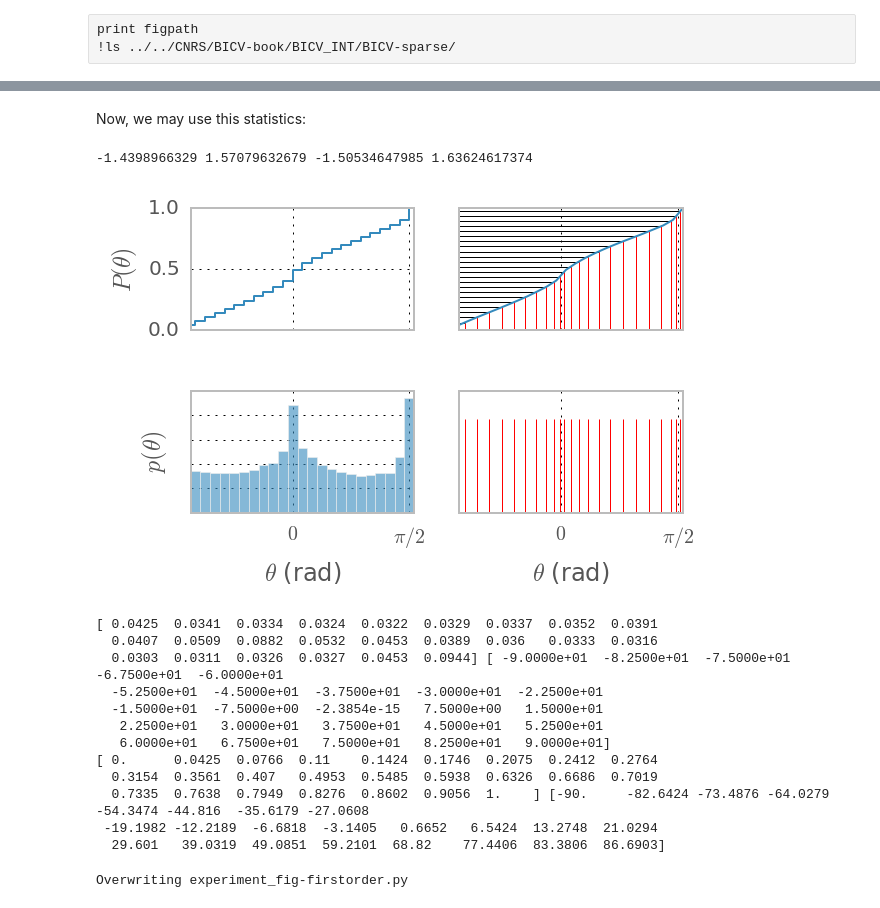
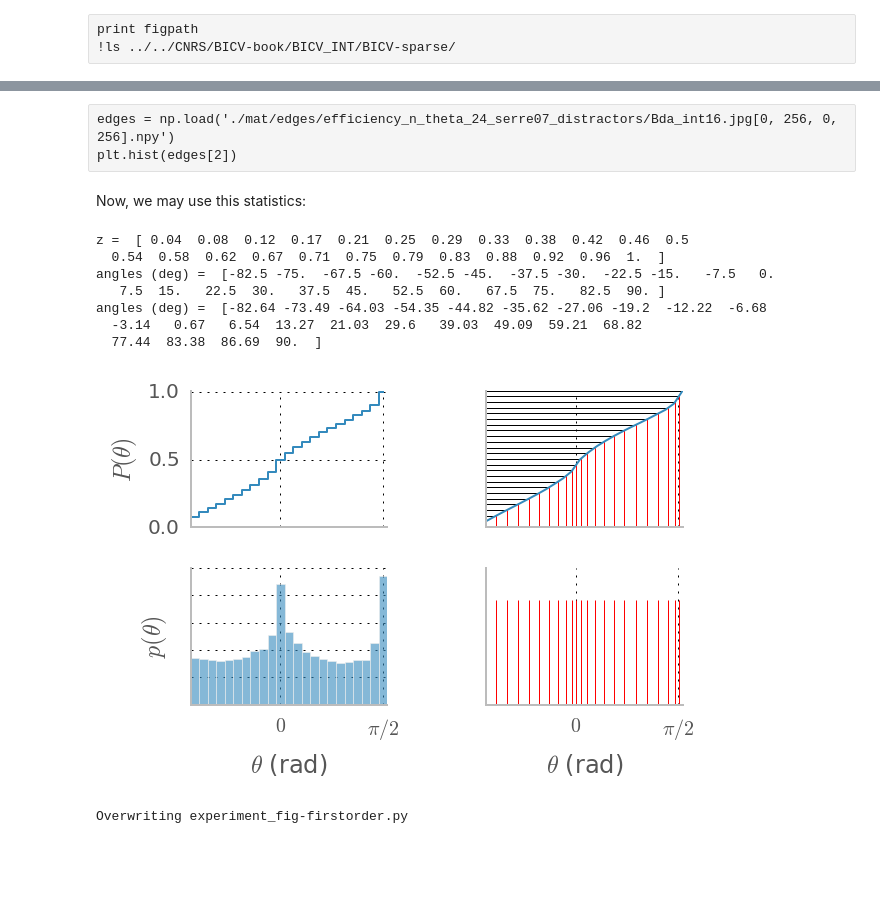
Before and after one commit to bicv/SparseEdges, a Jupyter notebook: firstorder_prior.ipynb, the cells around one changed output, grey strips where cells are left out. Saved outputs shown, nothing was run; the diff lists cells and outputs as text; code cells hidden in the pictures; blank space fills up the shorter version.

```diff
--- a/firstorder_prior.ipynb
+++ b/firstorder_prior.ipynb
@@ -13,15 +13,15 @@ Table of content
 # %% [markdown]
 ## Initialization
 # %%
-import matplotlib
+#import matplotlib
 #matplotlib.rcParams.update({'font.size': 18, 'font.family': 'STIXGeneral', 'mathtext.fontset': 'stix'})
-matplotlib.rcParams.update({'text.usetex': False})
+#matplotlib.rcParams.update({'text.usetex': False})
 %matplotlib inline
 %config InlineBackend.figure_format='retina'
 import matplotlib.pyplot as plt
 
 import numpy as np
-np.set_printoptions(precision=4)#, suppress=True)
+np.set_printoptions(precision=2, suppress=True)
 # http://ipython.org/ipython-doc/stable/config/extensions/autoreload.html
 #%load_ext autoreload
 #%autoreload 2
@@ -117,0 +88,6 @@ plt.hist(edges[2])
+# %%
+#print v_hist, (v_theta_edges-v_theta_bin/2)*180/np.pi
+v_hist, v_theta_edges = mp.histedges_theta(edgeslist, display=False)
+v_theta_middles, v_theta_bin  = (v_theta_edges[1:]+v_theta_edges[:-1])/2, v_theta_edges[1]-v_theta_edges[0]
+z = np.linspace(1./pe.n_theta, 1., pe.n_theta)
+theta = np.interp(z, np.hstack((0, np.cumsum(v_hist))), v_theta_edges)
@@ -118,50 +104,51 @@ plt.hist(edges[2])
+# %% [raw]
+edges = np.load('./mat/edges/efficiency_n_theta_24_serre07_distractors/Bda_int16.jpg[0, 256, 0, 256].npy')
+plt.hist(edges[2])
 # %% [markdown]
 Now, we may use this statistics:
+# %%
+print 'z = ', z
+#print np.hstack((0, np.cumsum(v_hist)))
+print 'angles (deg) = ', mp.theta*180/np.pi
+print 'angles (deg) = ', np.interp(z, np.hstack((0, np.cumsum(v_hist))), (v_theta_edges-v_theta_bin/2))*180/np.pi
+# %% [output]
+z =  [ 0.04  0.08  0.12  0.17  0.21  0.25  0.29  0.33  0.38  0.42  0.46  0.5
+  0.54  0.58  0.62  0.67  0.71  0.75  0.79  0.83  0.88  0.92  0.96  1.  ]
+angles (deg) =  [-82.5 -75.  -67.5 -60.  -52.5 -45.  -37.5 -30.  -22.5 -15.   -7.5   0.
+   7.5  15.   22.5  30.   37.5  45.   52.5  60.   67.5  75.   82.5  90. ]
+angles (deg) =  [-82.64 -73.49 -64.03 -54.35 -44.82 -35.62 -27.06 -19.2  -12.22  -6.68
+  -3.14   0.67   6.54  13.27  21.03  29.6   39.03  49.09  59.21  68.82
+  77.44  83.38  86.69  90.  ]
 # %%
 fig, [[B, C], [A, D]] = plt.subplots(2, 2, figsize=(fig_width, fig_width/1.618), sharex=True, subplot_kw={'axisbg':'w'})
-v_hist, v_theta_edges = mp.histedges_theta(edgeslist, display=False)
-v_theta_middles, v_theta_bin  = (v_theta_edges[1:]+v_theta_edges[:-1])/2, v_theta_edges[1]-v_theta_edges[0]
+plt.subplots_adjust(wspace=0.5, hspace=0.3,
+                    left=0.125, right=0.9,
+                    top=0.9,    bottom=0.1)
 A.bar(v_theta_edges, np.hstack((v_hist, v_hist[-1])), alpha=.6, width=v_theta_bin)
 plt.setp(A, yticklabels=[], xlim=[v_theta_edges[1], v_theta_edges[-1]], xticks=[0, np.pi/2], xticklabels=[r'$0$', r'$\pi/2$'], xlabel=r'$\theta$ (rad)', ylabel=r'$p(\theta)$')
-B.step(v_theta_edges-v_theta_bin/2, np.hstack((0, np.cumsum(v_hist))), where='post')
-#B.bar(v_theta_middles, np.cumsum(v_hist), alpha=.6, width=v_theta_bin)
-plt.setp(B, xticks=[], xlim=[v_theta_edges[0], v_theta_edges[-1]], ylim=[0,1], yticks=[0., 0.5, 1.], ylabel=r'$P(\theta)$')
+B.step(v_theta_edges-v_theta_bin/2, np.hstack((0, np.cumsum(v_hist))), where='mid')
+plt.setp(B, xticks=[], xlim=[v_theta_edges[0], v_theta_edges[-1]], ylim=[0,1.01], yticks=[0., 0.5, 1.], ylabel=r'$P(\theta)$')
 #B.text(-np.pi/2*1.65, 1.05, '(B)')
-z = np.linspace(.5/pe.n_theta, 1.-.5/pe.n_theta, pe.n_theta)
-theta = np.interp(z, np.hstack((0, np.cumsum(v_hist))), v_theta_edges)
 C.plot(v_theta_edges, np.hstack((0, np.cumsum(v_hist))))
 C.hlines(z, [-np.pi/2], theta, lw=.5)
 C.vlines(theta, [0], z, lw=.5, color='r')
 #C.text(-np.pi/2*1.1, 1.05, '(C)')
 plt.setp(C, xlim=[v_theta_edges[0], v_theta_edges[-1]], ylim=[0,1], xticks=[], yticks=[])
 D.axis('tight')
 D.vlines(theta, [0], np.ones_like(z), lw=.5, color='r')
 D.plot(theta, np.ones_like(z), ms='^', lw=0, color='r')
 plt.setp(D, ylim=[0, 1.3], yticks=[], xlim=[v_theta_edges[1], v_theta_edges[-1]], xticks=[0, np.pi/2], xticklabels=[r'$0$', r'$\pi/2$'], xlabel=r'$\theta$ (rad)')
 #D.text(-np.pi/2*1.1, 1.35, '(D)')
-#plt.tight_layout()
+#fig.tight_layout()
+#fig.set_tight_layout(True)
+#plt.tight_layout(pad=0.4, w_pad=0.5, h_pad=1.0)
+for ax in [A, B, C, D]:
+    ax.spines['right'].set_visible(False)
+    ax.spines['top'].set_visible(False)
 if not(figpath==None):
     for ext in FORMATS: fig.savefig(figpath + 'laughlin.' + ext)
 # %% [output]
--1.4398966329 1.57079632679 -1.50534647985 1.63624617374
-[figure, old version]
+[figure, new version]
-# %%
-print v_hist, (v_theta_edges-v_theta_bin/2)*180/np.pi
-z = np.linspace(0, 1.-1./pe.n_theta, pe.n_theta)
-print np.hstack((0, np.cumsum(v_hist))), np.interp(z, np.hstack((0, np.cumsum(v_hist))), (v_theta_edges-v_theta_bin/2))*180/np.pi
-# %% [output]
-[ 0.0425  0.0341  0.0334  0.0324  0.0322  0.0329  0.0337  0.0352  0.0391
-  0.0407  0.0509  0.0882  0.0532  0.0453  0.0389  0.036   0.0333  0.0316
-  0.0303  0.0311  0.0326  0.0327  0.0453  0.0944] [ -9.0000e+01  -8.2500e+01  -7.5000e+01  -6.7500e+01  -6.0000e+01
-  -5.2500e+01  -4.5000e+01  -3.7500e+01  -3.0000e+01  -2.2500e+01
-  -1.5000e+01  -7.5000e+00  -2.3854e-15   7.5000e+00   1.5000e+01
-   2.2500e+01   3.0000e+01   3.7500e+01   4.5000e+01   5.2500e+01
-   6.0000e+01   6.7500e+01   7.5000e+01   8.2500e+01   9.0000e+01]
-[ 0.      0.0425  0.0766  0.11    0.1424  0.1746  0.2075  0.2412  0.2764
-  0.3154  0.3561  0.407   0.4953  0.5485  0.5938  0.6326  0.6686  0.7019
-  0.7335  0.7638  0.7949  0.8276  0.8602  0.9056  1.    ] [-90.     -82.6424 -73.4876 -64.0279 -54.3474 -44.816  -35.6179 -27.0608
- -19.1982 -12.2189  -6.6818  -3.1405   0.6652   6.5424  13.2748  21.0294
-  29.601   39.0319  49.0851  59.2101  68.82    77.4406  83.3806  86.6903]
 # %%
 %%writefile experiment_fig-firstorder.py
 # -*- coding: utf8 -*-
```
Also changed, not shown: parts of 11 cells of this notebook, 6 other files.
